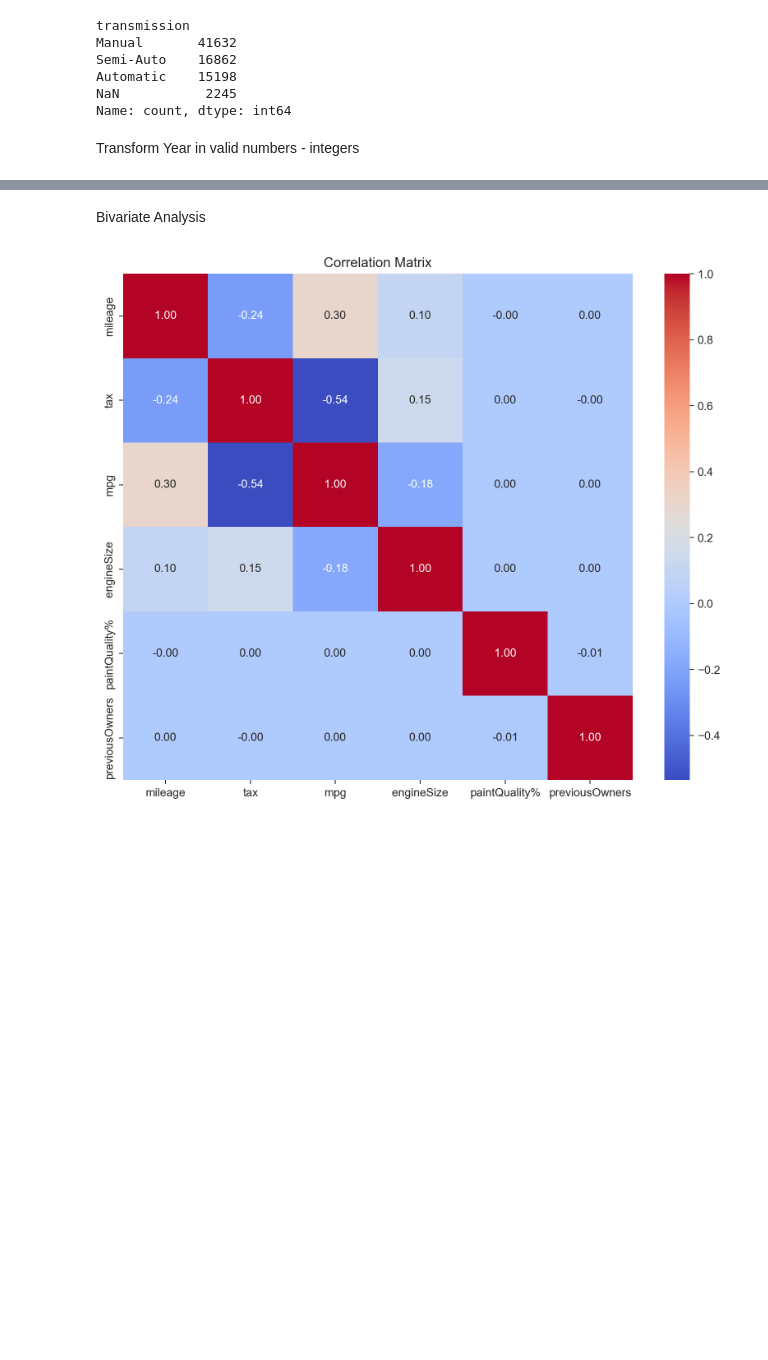
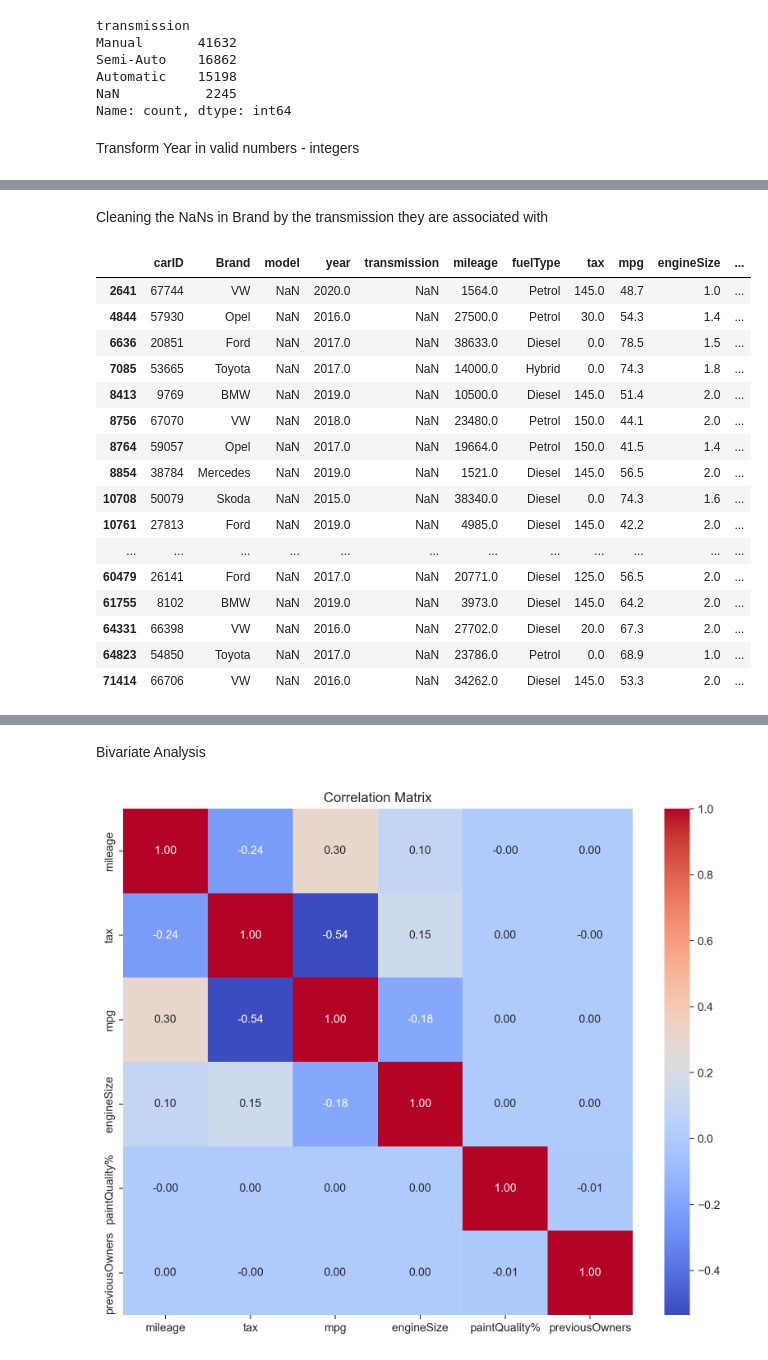
Before and after one commit to Filipesteves974/Machine-Learning-project, a Jupyter notebook: updatedvicky.ipynb, the cells around one changed output, grey strips where cells are left out. Saved outputs shown, nothing was run; the diff lists cells and outputs as text; code cells hidden in the pictures; blank space fills up the shorter version.

```diff
--- a/updatedvicky.ipynb
+++ b/updatedvicky.ipynb
@@ -549,3 +603,33 @@ Flling in missing values
+# %% [markdown]
+Cleaning the NaNs in Brand by the transmission they are associated with
+# %%
+model_transmission_map = (X_train.dropna(subset=["transmission"])
+                          .groupby("model")["transmission"]
+                          .agg(lambda x: x.mode()[0])
+                          .to_dict()
+                          )
+mask_nanTransmission = X_train["transmission"].isna()
+X_train.loc[mask_nanTransmission, "transmission"] = X_train.loc[mask_nanTransmission, "model"].map(model_transmission_map)
+
+X_train[X_train["transmission"].isna()]
+# %% [output]
+|  | carID | Brand | model | year | transmission | mileage | fuelType | tax | mpg | engineSize | ... |
+| 2641 | 67744 | VW | NaN | 2020.0 | NaN | 1564.0 | Petrol | 145.0 | 48.7 | 1.0 | ... |
+| 4844 | 57930 | Opel | NaN | 2016.0 | NaN | 27500.0 | Petrol | 30.0 | 54.3 | 1.4 | ... |
+| 6636 | 20851 | Ford | NaN | 2017.0 | NaN | 38633.0 | Diesel | 0.0 | 78.5 | 1.5 | ... |
+| 7085 | 53665 | Toyota | NaN | 2017.0 | NaN | 14000.0 | Hybrid | 0.0 | 74.3 | 1.8 | ... |
+| 8413 | 9769 | BMW | NaN | 2019.0 | NaN | 10500.0 | Diesel | 145.0 | 51.4 | 2.0 | ... |
+| 8756 | 67070 | VW | NaN | 2018.0 | NaN | 23480.0 | Petrol | 150.0 | 44.1 | 2.0 | ... |
+| 8764 | 59057 | Opel | NaN | 2017.0 | NaN | 19664.0 | Petrol | 150.0 | 41.5 | 1.4 | ... |
+| 8854 | 38784 | Mercedes | NaN | 2019.0 | NaN | 1521.0 | Diesel | 145.0 | 56.5 | 2.0 | ... |
+| 10708 | 50079 | Skoda | NaN | 2015.0 | NaN | 38340.0 | Diesel | 0.0 | 74.3 | 1.6 | ... |
+| 10761 | 27813 | Ford | NaN | 2019.0 | NaN | 4985.0 | Diesel | 145.0 | 42.2 | 2.0 | ... |
+| ... | ... | ... | ... | ... | ... | ... | ... | ... | ... | ... | ... |
+| 60479 | 26141 | Ford | NaN | 2017.0 | NaN | 20771.0 | Diesel | 125.0 | 56.5 | 2.0 | ... |
+| 61755 | 8102 | BMW | NaN | 2019.0 | NaN | 3973.0 | Diesel | 145.0 | 64.2 | 2.0 | ... |
+| 64331 | 66398 | VW | NaN | 2016.0 | NaN | 27702.0 | Diesel | 20.0 | 67.3 | 2.0 | ... |
+| 64823 | 54850 | Toyota | NaN | 2017.0 | NaN | 23786.0 | Petrol | 0.0 | 68.9 | 1.0 | ... |
+| 71414 | 66706 | VW | NaN | 2016.0 | NaN | 34262.0 | Diesel | 145.0 | 53.3 | 2.0 | ... |
 # %%
 #substitute by mode bc its he most frequent value
 df_train["hasDamage"]=df_train["hasDamage"].fillna(df_train["hasDamage"].mode()[0])
```
Also changed, not shown: parts of 20 cells of this notebook.
